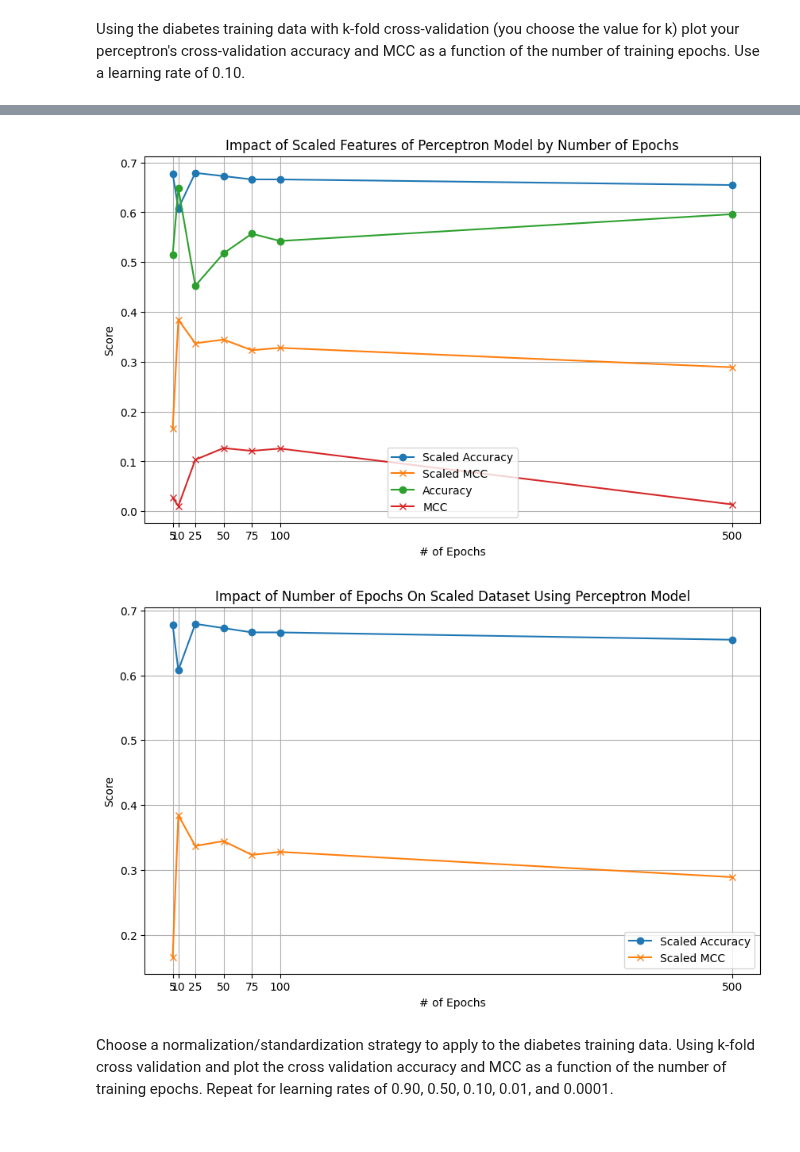
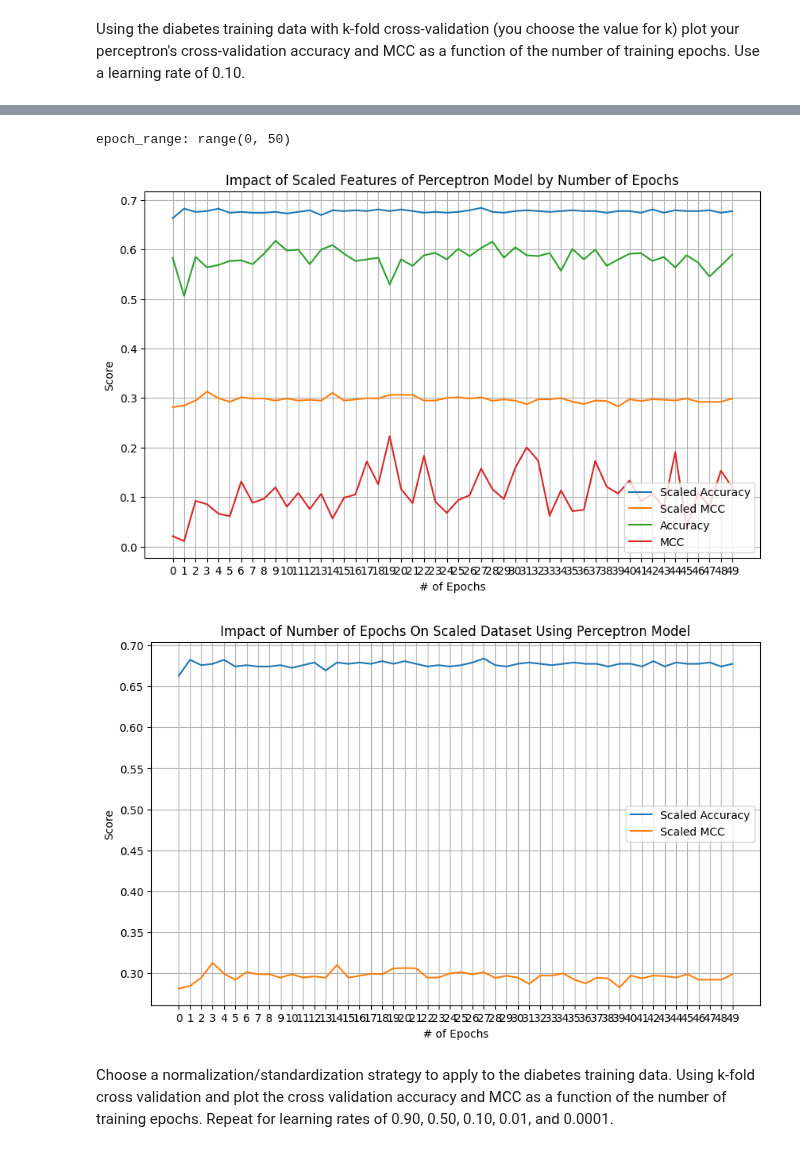
Before and after one commit to robchristiansen13/Learning, a Jupyter notebook: WeberState/CS 6600 (Machine Learning)/Assignments/Assignment4.ipynb, the cells around one changed output, grey strips where cells are left out. Saved outputs shown, nothing was run; the diff lists cells and outputs as text; code cells hidden in the pictures.

```diff
--- a/WeberState/CS 6600 (Machine Learning)/Assignments/Assignment4.ipynb
+++ b/WeberState/CS 6600 (Machine Learning)/Assignments/Assignment4.ipynb
@@ -133,19 +131,20 @@ from sklearn.preprocessing import MinMaxScaler, StandardScaler
 from sklearn.model_selection import KFold, cross_val_score
 from sklearn.metrics import matthews_corrcoef, accuracy_score
 
-epoch_range = [5, 10, 25, 50, 75, 100, 500]
 scaled_accuracy_scores = []
 scaled_mcc_scores = []
+alpha_value = 0.10
+
+# Create a new perceptron instance for each epoch
+clf = custom_perceptron(alpha=alpha_value, epochs=1)   # Explicitly setting the number of epochs to 1. The iteration will keep the same instance of the CV splits
+
+# Create the pipeline
+pipe = make_pipeline(StandardScaler(), clf) # INTENTIONALLY RUNNING WITH StandardScaler()
+
+# Perform cross-validation using the pipeline
+cv = KFold(n_splits=5, shuffle=True, random_state=13)
 
 for i in epoch_range:
-    # Create a new perceptron instance for each epoch
-    clf = custom_perceptron(alpha=0.10, epochs=i)
-
-    # Create the pipeline
-    pipe = make_pipeline(StandardScaler(), clf) # INTENTIONALLY RUNNING WITH StandardScaler()
-
-    # Perform cross-validation using the pipeline
-    cv = KFold(n_splits=5, shuffle=True)
     accuracy = cross_val_score(pipe, X_train, y_train, cv=cv, scoring='accuracy')
     mcc = cross_val_score(pipe, X_train, y_train, cv=cv, scoring='matthews_corrcoef')
 
@@ -156,15 +155,17 @@ for i in epoch_range:
 non_scaled_accuracy_scores = []
 non_scaled_mcc_scores = []
 
+# Create a new perceptron instance for each epoch
+clf = custom_perceptron(alpha=alpha_value, epochs=1) # Explicitly setting the number of epochs to 1. The iteration will keep the same instance of the CV splits
+
+# Create the pipeline
+pipe = make_pipeline(clf) # INTENTIONALLY RUNNING WITHOUT StandardScaler()
+
+# Perform cross-validation using the pipeline
+cv = KFold(n_splits=5, shuffle=True, random_state=13)
+
 for i in epoch_range:
-    # Create a new perceptron instance for each epoch
-    clf = custom_perceptron(alpha=0.10, epochs=i)
 
-    # Create the pipeline
-    pipe = make_pipeline(clf) # INTENTIONALLY RUNNING WITHOUT StandardScaler()
-
-    # Perform cross-validation using the pipeline
-    cv = KFold(n_splits=5, shuffle=True)
     accuracy = cross_val_score(pipe, X_train, y_train, cv=cv, scoring='accuracy')
     mcc = cross_val_score(pipe, X_train, y_train, cv=cv, scoring='matthews_corrcoef')
 
@@ -174,18 +193,20 @@ for i in epoch_range:
 # %%
 import matplotlib.pyplot as plt
+
+print(f"epoch_range: {epoch_range}")
 
 # Configure the plot
 plt.figure(figsize=(10, 6))
 
 # Plot accuracy scores with StandardScaled() Features
-plt.plot(epoch_range, scaled_accuracy_scores, label='Scaled Accuracy', marker='o')
+plt.plot(epoch_range, scaled_accuracy_scores, label='Scaled Accuracy', )
 # Plot MCC scores
-plt.plot(epoch_range, scaled_mcc_scores, label='Scaled MCC', marker='x')
+plt.plot(epoch_range, scaled_mcc_scores, label='Scaled MCC',)
 
 # Plot accuracy scores
-plt.plot(epoch_range, non_scaled_accuracy_scores, label='Accuracy', marker='o')
+plt.plot(epoch_range, non_scaled_accuracy_scores, label='Accuracy', )
 # Plot MCC scores
-plt.plot(epoch_range, non_scaled_mcc_scores, label='MCC', marker='x')
+plt.plot(epoch_range, non_scaled_mcc_scores, label='MCC',)
 
 
 # Add labels and title
@@ -202,33 +223,34 @@ plt.xticks(epoch_range)
 plt.yticks()
 plt.show()
 # %% [output]
+epoch_range: range(0, 50)
-[figure, old version]
+[figure, new version]
 # %%
 import matplotlib.pyplot as plt
 
 # Configure the plot
 plt.figure(figsize=(10, 6))
 
 # Plot accuracy scores with StandardScaled() Features
-plt.plot(epoch_range, scaled_accuracy_scores, label='Scaled Accuracy', marker='o')
+plt.plot(epoch_range, scaled_accuracy_scores, label='Scaled Accuracy', )
 # Plot MCC scores
-plt.plot(epoch_range, scaled_mcc_scores, label='Scaled MCC', marker='x')
+plt.plot(epoch_range, scaled_mcc_scores, label='Scaled MCC', )
 
 # Add labels and title
 plt.xlabel('# of Epochs')
 plt.ylabel('Score')
 plt.title('Impact of Number of Epochs On Scaled Dataset Using Perceptron Model')
 
 # Add legend
 plt.legend()
 
 # Show the plot
 plt.grid(True)
 plt.xticks(epoch_range)
 plt.yticks()
 plt.show()
 # %% [output]
-[figure, old version]
+[figure, new version]
 # %% [markdown]
 Choose a normalization/standardization strategy to apply to the diabetes training data. Using k-fold cross validation and plot the cross validation accuracy and MCC as a function of the number of training epochs.  Repeat for learning rates of 0.90, 0.50, 0.10, 0.01, and 0.0001.
 # %%
```
Also changed, not shown: parts of 9 cells of this notebook.
